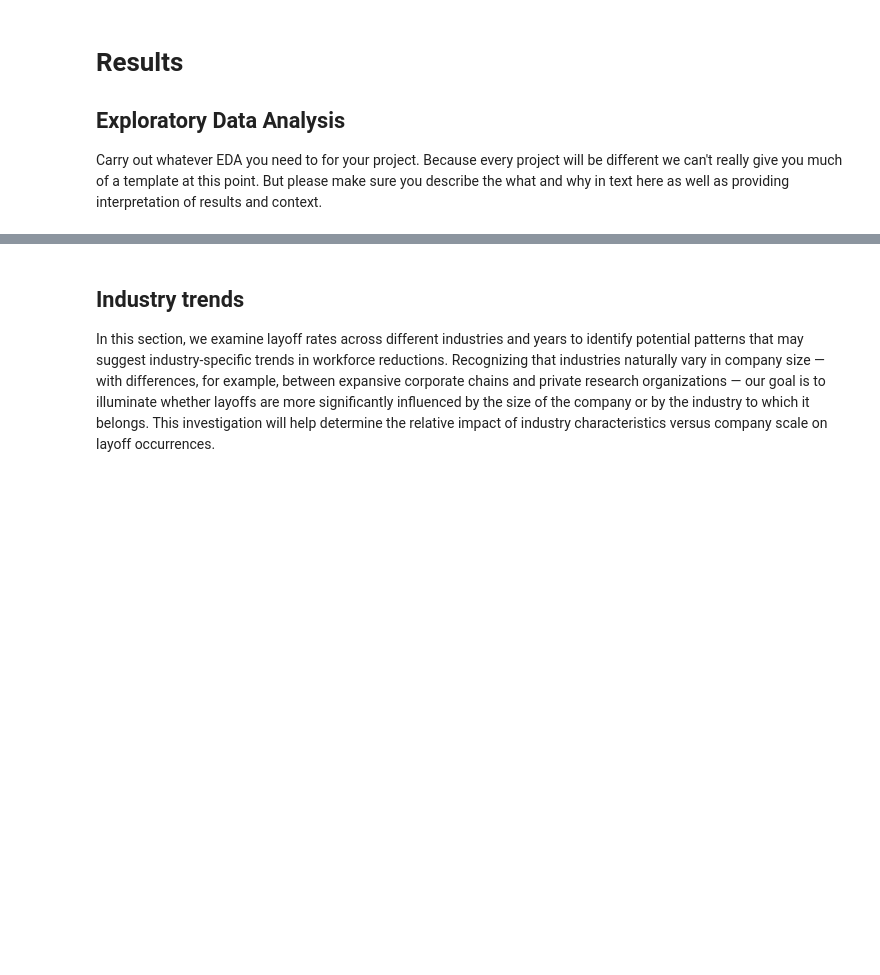
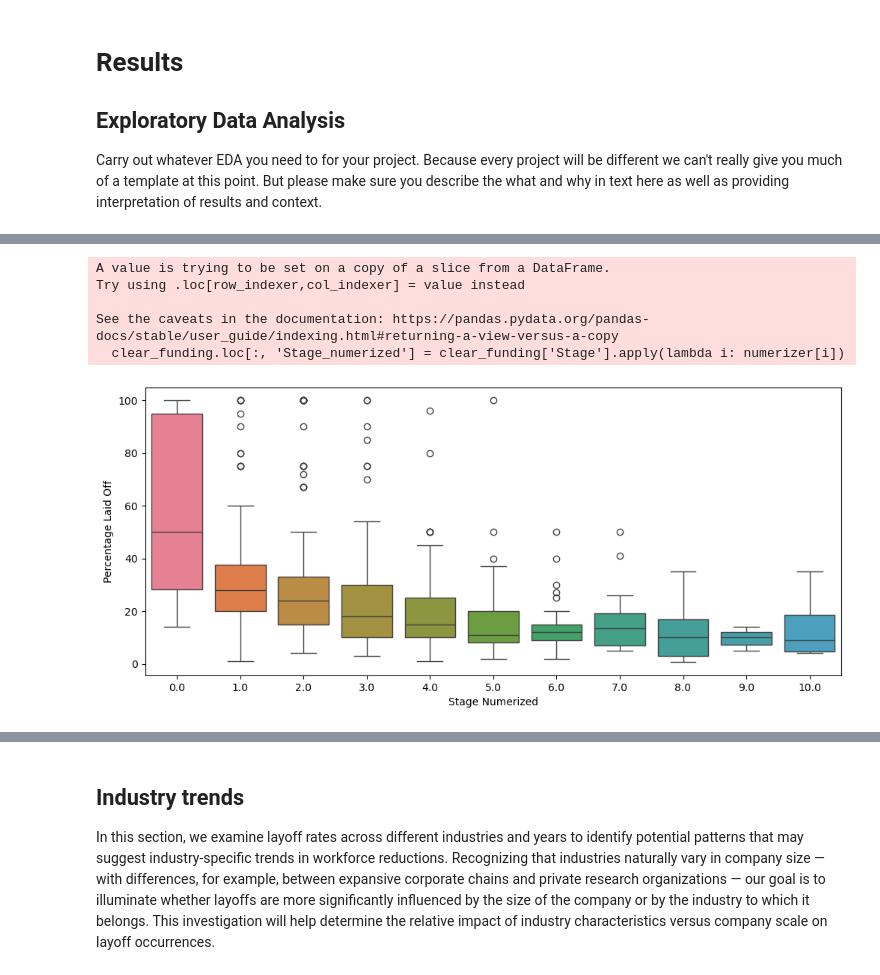
Before and after one commit to COGS108/Group019_WI24, a Jupyter notebook: FinalProject_Group019_WI24.ipynb, the cells around one changed output, grey strips where cells are left out. Saved outputs shown, nothing was run; the diff lists cells and outputs as text; code cells hidden in the pictures; blank space fills up the shorter version.

```diff
--- a/FinalProject_Group019_WI24.ipynb
+++ b/FinalProject_Group019_WI24.ipynb
@@ -153,0 +162,22 @@ Some more words and stuff.  Remember notebooks work best if you interleave the c
+# %%
+series = ['A', 'B', 'C', 'D', 'E', 'F', 'G', 'H', 'I', 'J']
+stage_numerizer = dict(zip([f'Series {s}' for s in series], np.arange(1, len(series)+1, 1)))
+stage_numerizer['Seed'] = 0
+numerizer = defaultdict(lambda : np.nan)
+numerizer.update(stage_numerizer)
+clear_funding = df[['Percentage', 'Funding', 'Stage']]
+clear_funding.loc[:, 'Stage_numerized'] = clear_funding['Stage'].apply(lambda i: numerizer[i])
+
+fig = plt.figure(figsize=(12, 5))
+sns.boxplot(x='Stage_numerized', y='Percentage', data=clear_funding, hue='Stage')
+plt.xlabel('Stage Numerized')
+plt.ylabel('Percentage Laid Off')
+plt.legend().remove()
+plt.show()
+# %% [output]
+A value is trying to be set on a copy of a slice from a DataFrame.
+Try using .loc[row_indexer,col_indexer] = value instead
+
+See the caveats in the documentation: https://pandas.pydata.org/pandas-docs/stable/user_guide/indexing.html#returning-a-view-versus-a-copy
+  clear_funding.loc[:, 'Stage_numerized'] = clear_funding['Stage'].apply(lambda i: numerizer[i])
+[figure, added]
```
Also changed, not shown: parts of 10 cells of this notebook.
